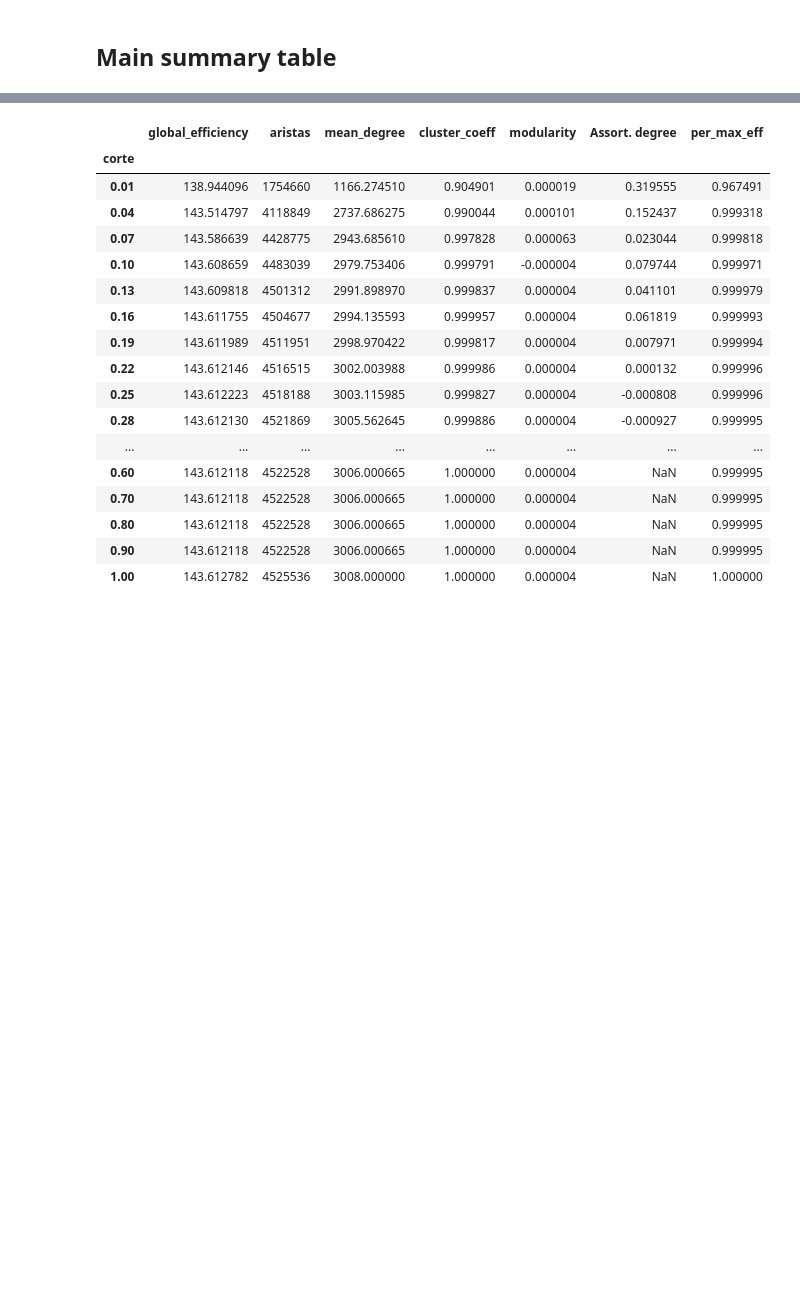
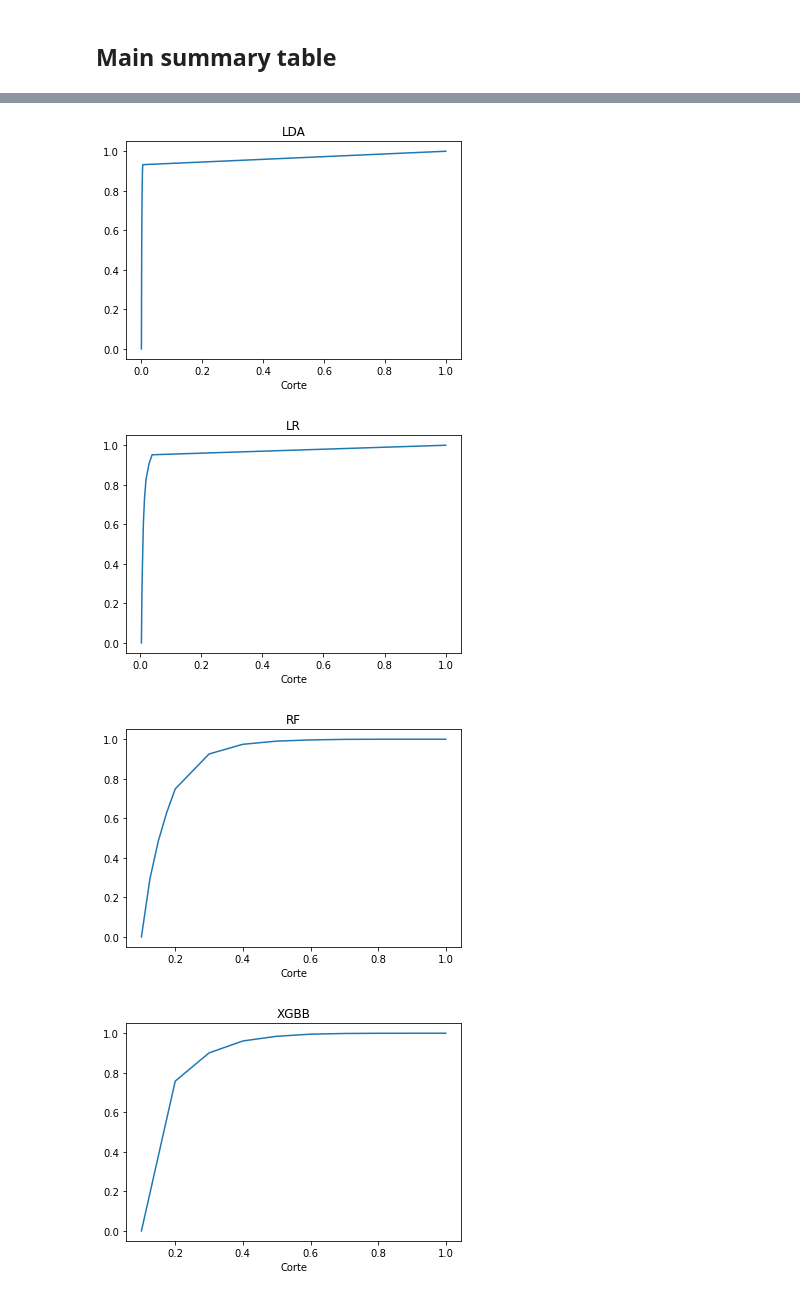
Before and after one commit to AzaelCC/Credit-Risk-Explainable-ML, a Jupyter notebook: src/GraphAnalysis_jobs/SummaryTable.ipynb, the cells around one changed output, grey strips where cells are left out. Cells and saved outputs as stored; diff of their text form; code cells hidden in the pictures; blank space fills up the shorter version.

```diff
--- a/src/GraphAnalysis_jobs/SummaryTable.ipynb
+++ b/src/GraphAnalysis_jobs/SummaryTable.ipynb
@@ -229,23 +193,4 @@ for model in models_paths:
 # %% [markdown]
 ## Main summary table
 # %%
-datas = []
-for model in models_paths:
-    model_folder = '/'.join(model.split('/')[:-1])
-    model_name = model.split('/')[-1].split('.')[0]
-
-    reduced_graphs_path = '{}/reduced_graphs_log/{}'.format(model_folder, model_name)
-    reduced_graphs_pkl = os.listdir(reduced_graphs_path)
-    results_model = joblib.load(model)
-
-    data = Parallel(n_jobs=6)(delayed(summary_handler)(rgraph_pkl, model_name) for rgraph_pkl in reduced_graphs_pkl)
-    data = list(filter(None, data)) # Some graphs are non-conected so summary returns None instead of a dict
-    datas = datas + data
-
-stats_df = pd.DataFrame(datas)
-
-stats_df = (
-    stats_df
-    .set_index(['modelo', 'corte'])
-    .sort_values(['modelo', 'corte'])
-)
+stats_df = main_summary('reduced_graphs_2')
@@ -273,3 +196,0 @@ stats_df
-# %%
-stats_df = pd.DataFrame(datas)
-stats_df = stats_df.sort_values(['modelo', 'corte']).set_index(['modelo', 'corte'])
@@ -276,21 +225,19 @@ stats_df = stats_df.sort_values(['modelo', 'corte']).set_index(['modelo', 'corte
 # %%
-stats_df.loc['LogisticRegression']
+modelos = np.unique(stats_df.index.get_level_values('modelo'))
+for modelo in modelos:
+    eff = stats_df.loc[modelo].global_efficiency
+    eff = (eff - np.min(eff))/(np.max(eff) - np.min(eff))
+    co = stats_df.loc[modelo].index.to_numpy()
+    plt.plot(co, eff)
+    plt.title(modelo)
+    #plt.xscale('log')
+    plt.xticks()
+    #plt.xlim(0, 0.1)
+    plt.xlabel('Corte')
+    plt.savefig('results/figures/graphs/codos/{}_codo_log.png'.format(modelo), bbox_inches='tight', dpi=300, transparent=True)
+    plt.show()
 # %% [output]
-|  | global_efficiency | aristas | mean_degree | cluster_coeff | modularity | Assort. degree | per_max_eff |
-| corte |  |  |  |  |  |  |  |
-| 0.01 | 138.944096 | 1754660 | 1166.274510 | 0.904901 | 0.000019 | 0.319555 | 0.967491 |
-| 0.04 | 143.514797 | 4118849 | 2737.686275 | 0.990044 | 0.000101 | 0.152437 | 0.999318 |
-| 0.07 | 143.586639 | 4428775 | 2943.685610 | 0.997828 | 0.000063 | 0.023044 | 0.999818 |
-| 0.10 | 143.608659 | 4483039 | 2979.753406 | 0.999791 | -0.000004 | 0.079744 | 0.999971 |
-| 0.13 | 143.609818 | 4501312 | 2991.898970 | 0.999837 | 0.000004 | 0.041101 | 0.999979 |
-| 0.16 | 143.611755 | 4504677 | 2994.135593 | 0.999957 | 0.000004 | 0.061819 | 0.999993 |
-| 0.19 | 143.611989 | 4511951 | 2998.970422 | 0.999817 | 0.000004 | 0.007971 | 0.999994 |
-| 0.22 | 143.612146 | 4516515 | 3002.003988 | 0.999986 | 0.000004 | 0.000132 | 0.999996 |
-| 0.25 | 143.612223 | 4518188 | 3003.115985 | 0.999827 | 0.000004 | -0.000808 | 0.999996 |
-| 0.28 | 143.612130 | 4521869 | 3005.562645 | 0.999886 | 0.000004 | -0.000927 | 0.999995 |
-| ... | ... | ... | ... | ... | ... | ... | ... |
-| 0.60 | 143.612118 | 4522528 | 3006.000665 | 1.000000 | 0.000004 | NaN | 0.999995 |
-| 0.70 | 143.612118 | 4522528 | 3006.000665 | 1.000000 | 0.000004 | NaN | 0.999995 |
-| 0.80 | 143.612118 | 4522528 | 3006.000665 | 1.000000 | 0.000004 | NaN | 0.999995 |
-| 0.90 | 143.612118 | 4522528 | 3006.000665 | 1.000000 | 0.000004 | NaN | 0.999995 |
-| 1.00 | 143.612782 | 4525536 | 3008.000000 | 1.000000 | 0.000004 | NaN | 1.000000 |
+[figure, added]
+[figure, added]
+[figure, added]
+[figure, added]
```
Also changed, not shown: parts of 19 cells of this notebook.
